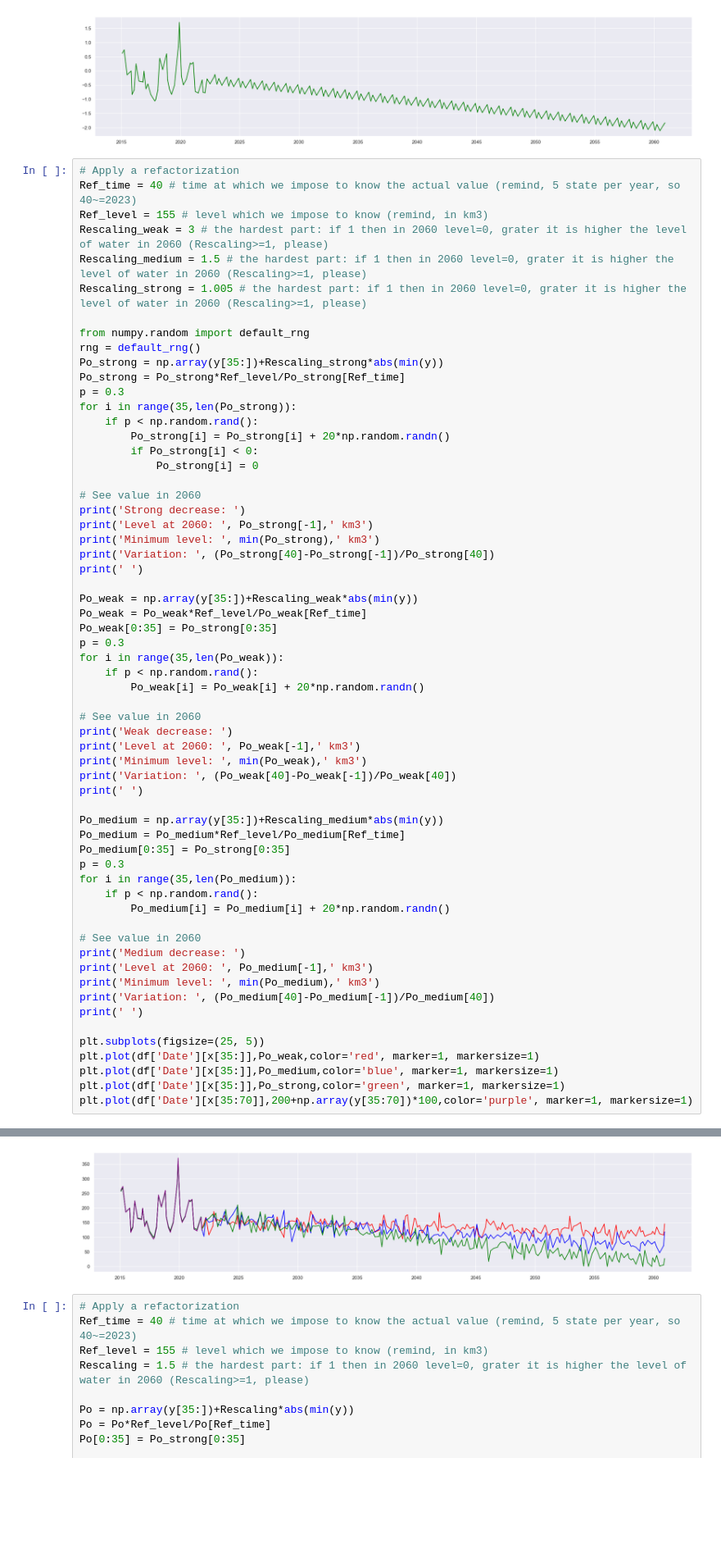
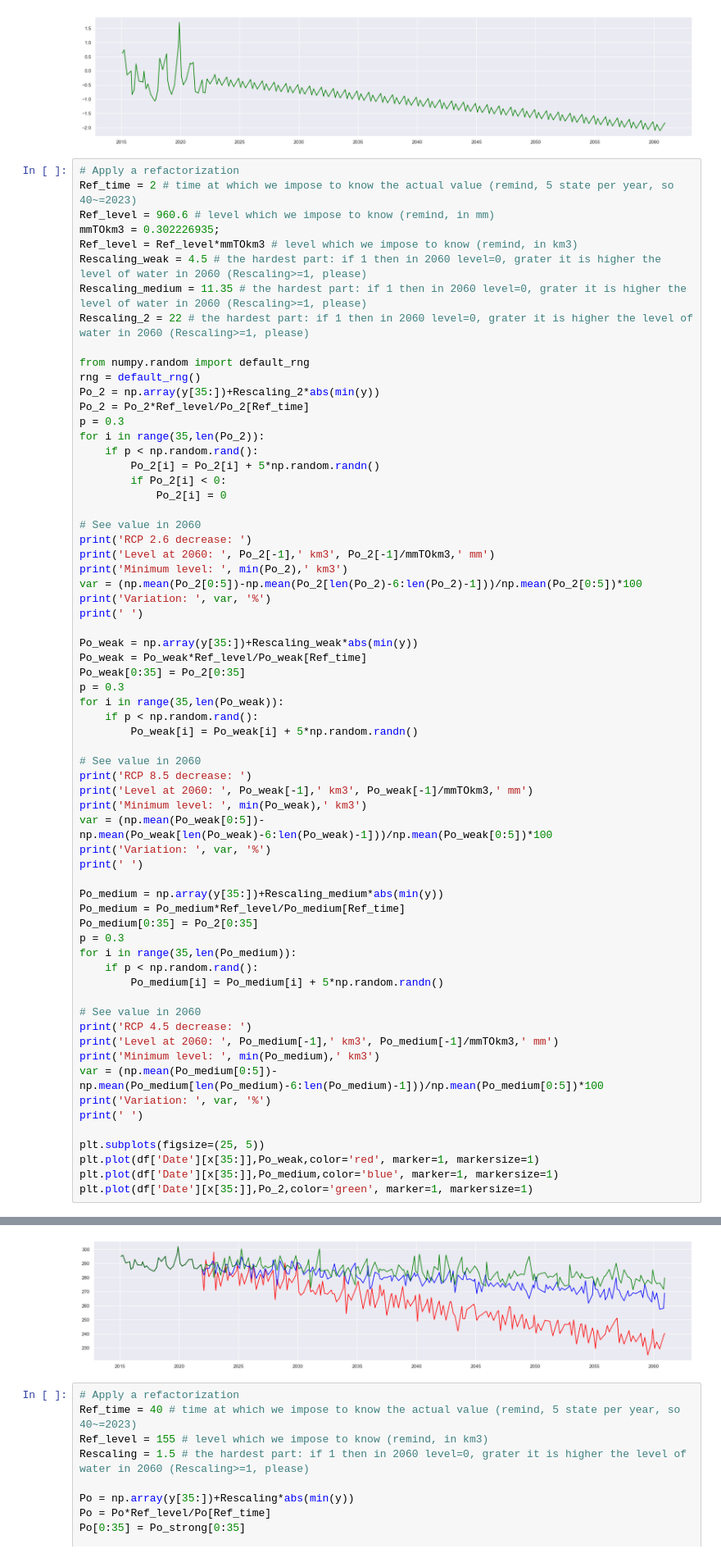
Before and after one commit to lorenzoferrara/climate-change, a Jupyter notebook: PrecipitationProjection.ipynb, the cells around one changed output, grey strips where cells are left out. Shown at 82% size. Cells and saved outputs as stored; diff of their text form; blank space fills up the shorter version.

```diff
--- a/PrecipitationProjection.ipynb
+++ b/PrecipitationProjection.ipynb
@@ -311,63 +311,67 @@ plt.plot(df['Date'][x[35:]],y[35:],color='green', marker=1, markersize=1)
 [figure]
 # %%
 # Apply a refactorization
-Ref_time = 40 # time at which we impose to know the actual value (remind, 5 state per year, so 40~=2023)
-Ref_level = 155 # level which we impose to know (remind, in km3)
-Rescaling_weak = 3 # the hardest part: if 1 then in 2060 level=0, grater it is higher the level of water in 2060 (Rescaling>=1, please)
-Rescaling_medium = 1.5 # the hardest part: if 1 then in 2060 level=0, grater it is higher the level of water in 2060 (Rescaling>=1, please)
-Rescaling_strong = 1.005 # the hardest part: if 1 then in 2060 level=0, grater it is higher the level of water in 2060 (Rescaling>=1, please)
+Ref_time = 2 # time at which we impose to know the actual value (remind, 5 state per year, so 40~=2023)
+Ref_level = 960.6 # level which we impose to know (remind, in mm)
+mmTOkm3 = 0.302226935;
+Ref_level = Ref_level*mmTOkm3 # level which we impose to know (remind, in km3)
+Rescaling_weak = 4.5 # the hardest part: if 1 then in 2060 level=0, grater it is higher the level of water in 2060 (Rescaling>=1, please)
+Rescaling_medium = 11.35 # the hardest part: if 1 then in 2060 level=0, grater it is higher the level of water in 2060 (Rescaling>=1, please)
+Rescaling_2 = 22 # the hardest part: if 1 then in 2060 level=0, grater it is higher the level of water in 2060 (Rescaling>=1, please)
 
 from numpy.random import default_rng
 rng = default_rng()
-Po_strong = np.array(y[35:])+Rescaling_strong*abs(min(y))
-Po_strong = Po_strong*Ref_level/Po_strong[Ref_time]
+Po_2 = np.array(y[35:])+Rescaling_2*abs(min(y))
+Po_2 = Po_2*Ref_level/Po_2[Ref_time]
 p = 0.3
-for i in range(35,len(Po_strong)):
+for i in range(35,len(Po_2)):
     if p < np.random.rand():
-        Po_strong[i] = Po_strong[i] + 20*np.random.randn()
-        if Po_strong[i] < 0:
-            Po_strong[i] = 0
+        Po_2[i] = Po_2[i] + 5*np.random.randn()
+        if Po_2[i] < 0:
+            Po_2[i] = 0
 
 # See value in 2060
-print('Strong decrease: ')
-print('Level at 2060: ', Po_strong[-1],' km3')
-print('Minimum level: ', min(Po_strong),' km3')
-print('Variation: ', (Po_strong[40]-Po_strong[-1])/Po_strong[40])
+print('RCP 2.6 decrease: ')
+print('Level at 2060: ', Po_2[-1],' km3', Po_2[-1]/mmTOkm3,' mm')
+print('Minimum level: ', min(Po_2),' km3')
+var = (np.mean(Po_2[0:5])-np.mean(Po_2[len(Po_2)-6:len(Po_2)-1]))/np.mean(Po_2[0:5])*100
+print('Variation: ', var, '%')
 print(' ')
 
 Po_weak = np.array(y[35:])+Rescaling_weak*abs(min(y))
 Po_weak = Po_weak*Ref_level/Po_weak[Ref_time]
-Po_weak[0:35] = Po_strong[0:35]
+Po_weak[0:35] = Po_2[0:35]
 p = 0.3
 for i in range(35,len(Po_weak)):
     if p < np.random.rand():
-        Po_weak[i] = Po_weak[i] + 20*np.random.randn()
+        Po_weak[i] = Po_weak[i] + 5*np.random.randn()
 
 # See value in 2060
-print('Weak decrease: ')
-print('Level at 2060: ', Po_weak[-1],' km3')
+print('RCP 8.5 decrease: ')
+print('Level at 2060: ', Po_weak[-1],' km3', Po_weak[-1]/mmTOkm3,' mm')
 print('Minimum level: ', min(Po_weak),' km3')
-print('Variation: ', (Po_weak[40]-Po_weak[-1])/Po_weak[40])
+var = (np.mean(Po_weak[0:5])-np.mean(Po_weak[len(Po_weak)-6:len(Po_weak)-1]))/np.mean(Po_weak[0:5])*100
+print('Variation: ', var, '%')
 print(' ')
 
 Po_medium = np.array(y[35:])+Rescaling_medium*abs(min(y))
 Po_medium = Po_medium*Ref_level/Po_medium[Ref_time]
-Po_medium[0:35] = Po_strong[0:35]
+Po_medium[0:35] = Po_2[0:35]
 p = 0.3
 for i in range(35,len(Po_medium)):
     if p < np.random.rand():
-        Po_medium[i] = Po_medium[i] + 20*np.random.randn()
+        Po_medium[i] = Po_medium[i] + 5*np.random.randn()
 
 # See value in 2060
-print('Medium decrease: ')
-print('Level at 2060: ', Po_medium[-1],' km3')
+print('RCP 4.5 decrease: ')
+print('Level at 2060: ', Po_medium[-1],' km3', Po_medium[-1]/mmTOkm3,' mm')
 print('Minimum level: ', min(Po_medium),' km3')
-print('Variation: ', (Po_medium[40]-Po_medium[-1])/Po_medium[40])
+var = (np.mean(Po_medium[0:5])-np.mean(Po_medium[len(Po_medium)-6:len(Po_medium)-1]))/np.mean(Po_medium[0:5])*100
+print('Variation: ', var, '%')
 print(' ')
 
 plt.subplots(figsize=(25, 5))
 plt.plot(df['Date'][x[35:]],Po_weak,color='red', marker=1, markersize=1)
 plt.plot(df['Date'][x[35:]],Po_medium,color='blue', marker=1, markersize=1)
-plt.plot(df['Date'][x[35:]],Po_strong,color='green', marker=1, markersize=1)
-plt.plot(df['Date'][x[35:70]],200+np.array(y[35:70])*100,color='purple', marker=1, markersize=1)
+plt.plot(df['Date'][x[35:]],Po_2,color='green', marker=1, markersize=1)
 # %% [output]
@@ -388,5 +392,5 @@ Variation:  0.278106594337023
 [<matplotlib.lines.Line2D at 0x...>]
-[figure, old version]
+[figure, new version]
 # %%
 # Apply a refactorization
 Ref_time = 40 # time at which we impose to know the actual value (remind, 5 state per year, so 40~=2023)
```
Also changed, not shown: parts of 1 cell of this notebook, 17 other files.
